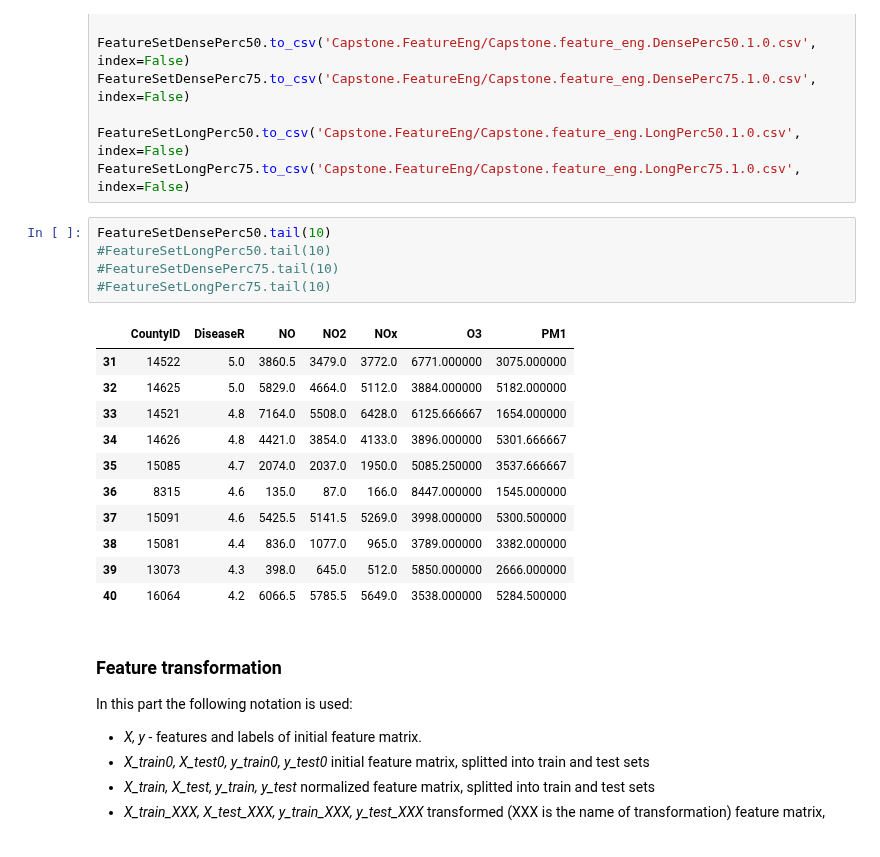
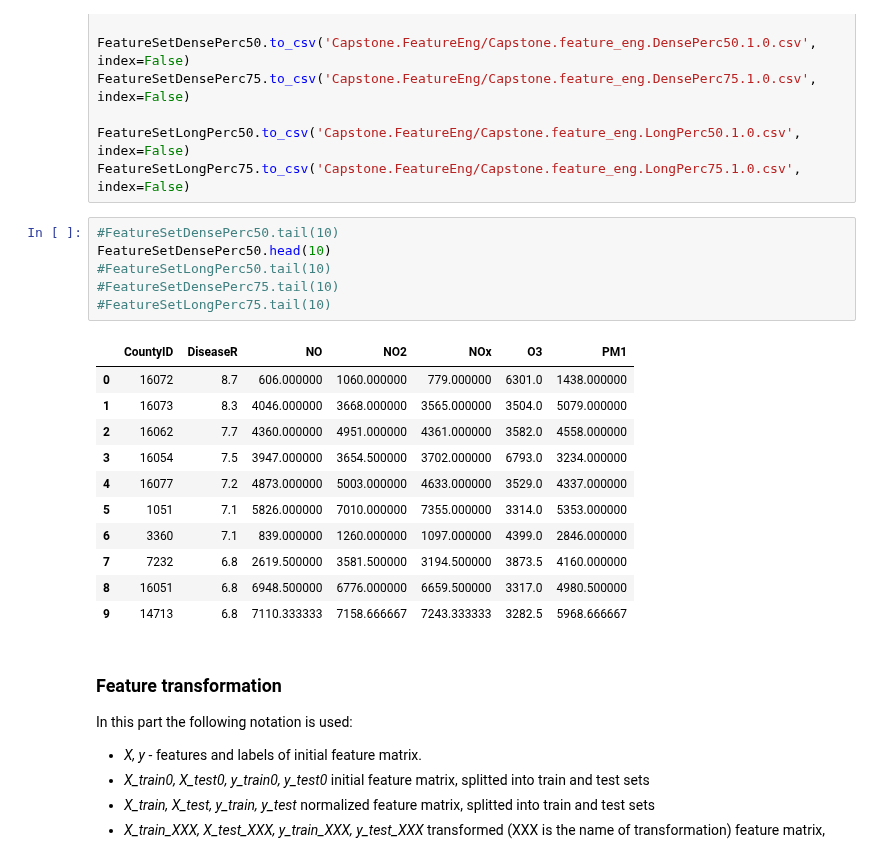
Before and after one commit to EvgenyGorelov/IBM_Coursera_Capstone, a Jupyter notebook: Capstone.feature_eng.pandas.1.0.ipynb, the cells around one changed output. Cells and saved outputs as stored; diff of their text form.

```diff
--- a/Capstone.feature_eng.pandas.1.0.ipynb
+++ b/Capstone.feature_eng.pandas.1.0.ipynb
@@ -209,22 +210,23 @@ FeatureSetDensePerc75.to_csv('Capstone.FeatureEng/Capstone.feature_eng.DensePerc
 FeatureSetLongPerc50.to_csv('Capstone.FeatureEng/Capstone.feature_eng.LongPerc50.1.0.csv', index=False)
 FeatureSetLongPerc75.to_csv('Capstone.FeatureEng/Capstone.feature_eng.LongPerc75.1.0.csv', index=False)
 # %%
-FeatureSetDensePerc50.tail(10)
+#FeatureSetDensePerc50.tail(10)
+FeatureSetDensePerc50.head(10)
 #FeatureSetLongPerc50.tail(10)
 #FeatureSetDensePerc75.tail(10)
 #FeatureSetLongPerc75.tail(10)
 # %% [output]
 |  | CountyID | DiseaseR | NO | NO2 | NOx | O3 | PM1 |
-| 31 | 14522 | 5.0 | 3860.5 | 3479.0 | 3772.0 | 6771.000000 | 3075.000000 |
-| 32 | 14625 | 5.0 | 5829.0 | 4664.0 | 5112.0 | 3884.000000 | 5182.000000 |
-| 33 | 14521 | 4.8 | 7164.0 | 5508.0 | 6428.0 | 6125.666667 | 1654.000000 |
-| 34 | 14626 | 4.8 | 4421.0 | 3854.0 | 4133.0 | 3896.000000 | 5301.666667 |
-| 35 | 15085 | 4.7 | 2074.0 | 2037.0 | 1950.0 | 5085.250000 | 3537.666667 |
-| 36 | 8315 | 4.6 | 135.0 | 87.0 | 166.0 | 8447.000000 | 1545.000000 |
-| 37 | 15091 | 4.6 | 5425.5 | 5141.5 | 5269.0 | 3998.000000 | 5300.500000 |
-| 38 | 15081 | 4.4 | 836.0 | 1077.0 | 965.0 | 3789.000000 | 3382.000000 |
-| 39 | 13073 | 4.3 | 398.0 | 645.0 | 512.0 | 5850.000000 | 2666.000000 |
-| 40 | 16064 | 4.2 | 6066.5 | 5785.5 | 5649.0 | 3538.000000 | 5284.500000 |
+| 0 | 16072 | 8.7 | 606.000000 | 1060.000000 | 779.000000 | 6301.0 | 1438.000000 |
+| 1 | 16073 | 8.3 | 4046.000000 | 3668.000000 | 3565.000000 | 3504.0 | 5079.000000 |
+| 2 | 16062 | 7.7 | 4360.000000 | 4951.000000 | 4361.000000 | 3582.0 | 4558.000000 |
+| 3 | 16054 | 7.5 | 3947.000000 | 3654.500000 | 3702.000000 | 6793.0 | 3234.000000 |
+| 4 | 16077 | 7.2 | 4873.000000 | 5003.000000 | 4633.000000 | 3529.0 | 4337.000000 |
+| 5 | 1051 | 7.1 | 5826.000000 | 7010.000000 | 7355.000000 | 3314.0 | 5353.000000 |
+| 6 | 3360 | 7.1 | 839.000000 | 1260.000000 | 1097.000000 | 4399.0 | 2846.000000 |
+| 7 | 7232 | 6.8 | 2619.500000 | 3581.500000 | 3194.500000 | 3873.5 | 4160.000000 |
+| 8 | 16051 | 6.8 | 6948.500000 | 6776.000000 | 6659.500000 | 3317.0 | 4980.500000 |
+| 9 | 14713 | 6.8 | 7110.333333 | 7158.666667 | 7243.333333 | 3282.5 | 5968.666667 |
 # %% [markdown]
 ###  Feature transformation
 
```
Also changed, not shown: parts of 3 cells of this notebook.
